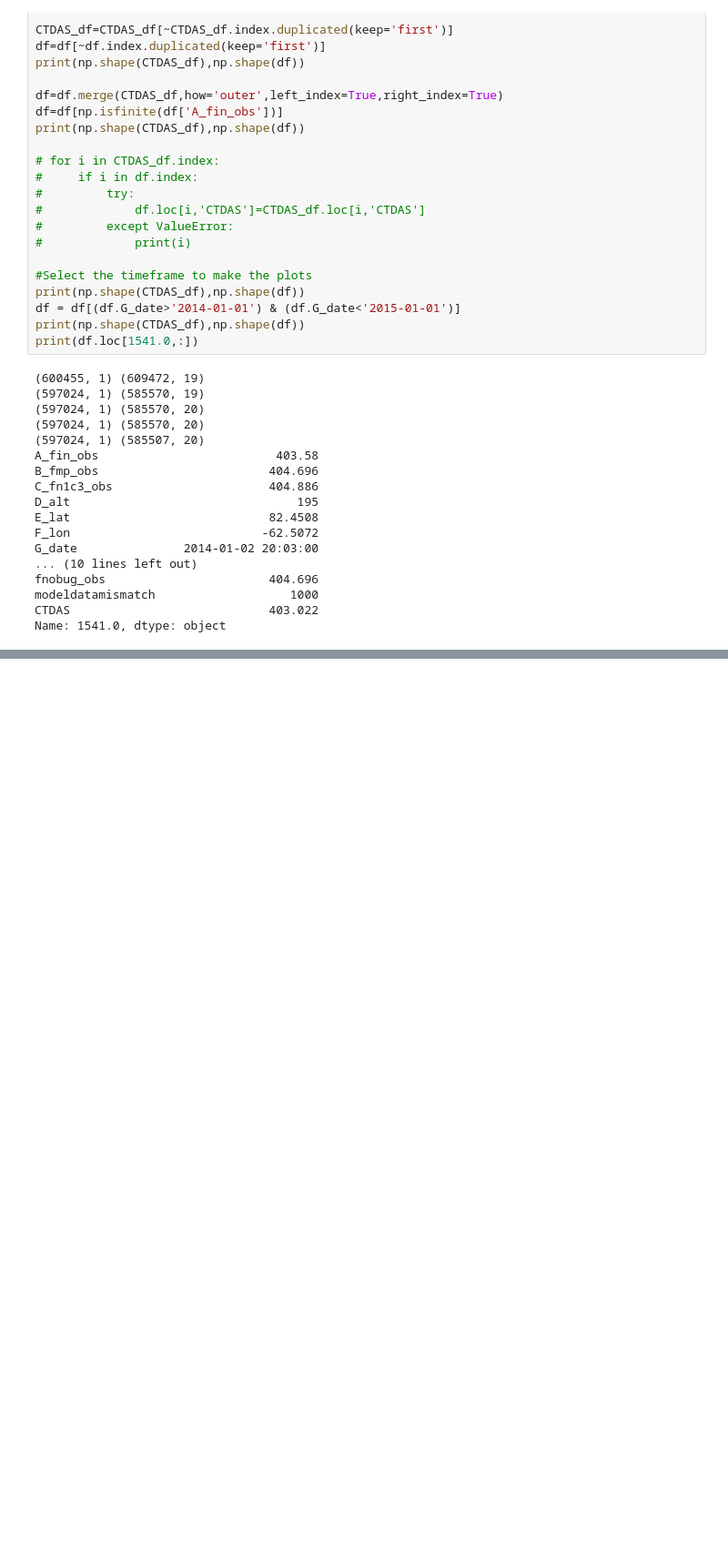
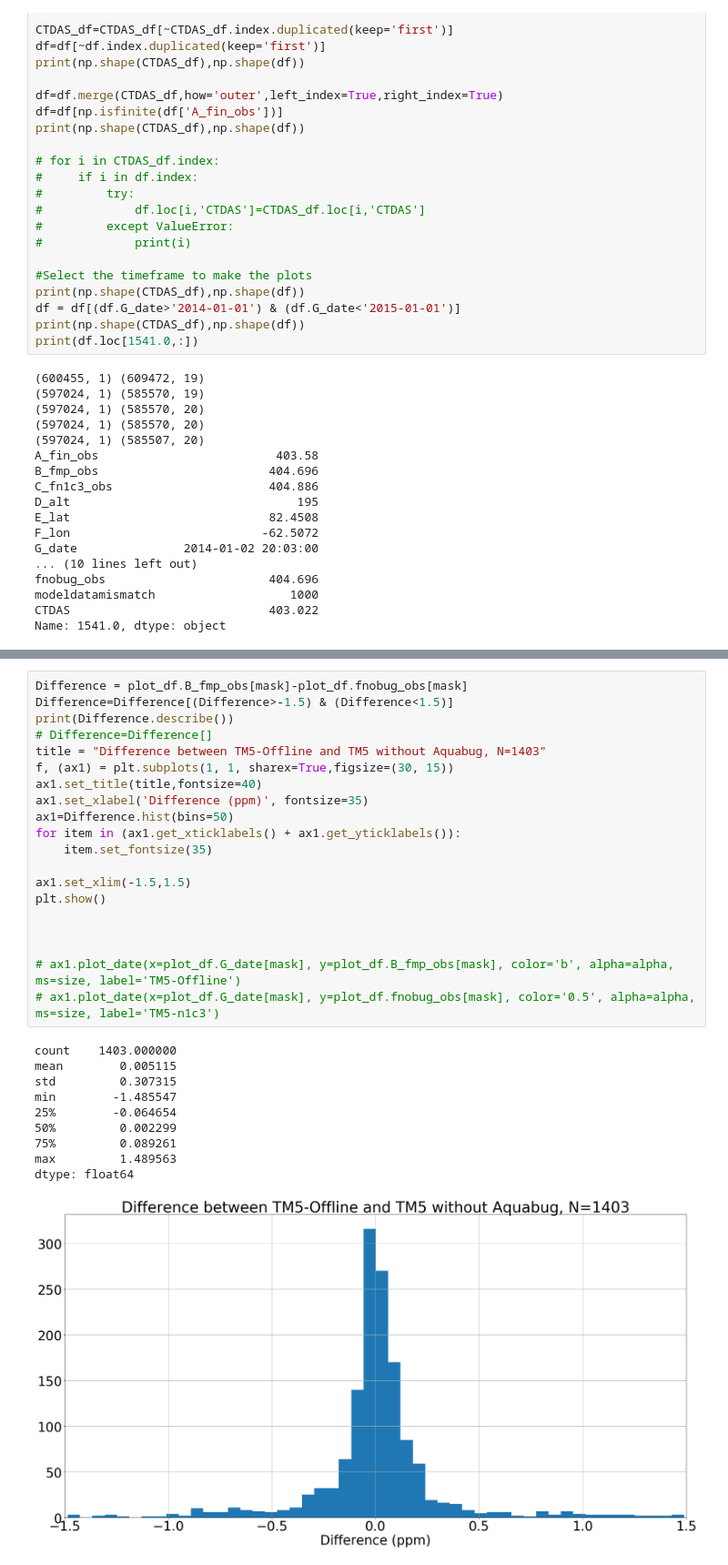
Before and after one commit to Killaars/PhD, a Jupyter notebook: paper1/Figures atmospheric transport paper.ipynb, the cells around one changed output, grey strips where cells are left out. Shown at 91% size. Cells and saved outputs as stored; diff of their text form; blank space fills up the shorter version.

```diff
--- a/paper1/Figures atmospheric transport paper.ipynb
+++ b/paper1/Figures atmospheric transport paper.ipynb
@@ -2141,0 +2221,31 @@ Dynamic     5.973985
+# %%
+Difference = plot_df.B_fmp_obs[mask]-plot_df.fnobug_obs[mask]
+Difference=Difference[(Difference>-1.5) & (Difference<1.5)]
+print(Difference.describe())
+# Difference=Difference[]
+title = "Difference between TM5-Offline and TM5 without Aquabug, N=1403"
+f, (ax1) = plt.subplots(1, 1, sharex=True,figsize=(30, 15))
+ax1.set_title(title,fontsize=40)
+ax1.set_xlabel('Difference (ppm)', fontsize=35)
+ax1=Difference.hist(bins=50)
+for item in (ax1.get_xticklabels() + ax1.get_yticklabels()):
+    item.set_fontsize(35)
+
+ax1.set_xlim(-1.5,1.5)
+plt.show()
+
+
+
+# ax1.plot_date(x=plot_df.G_date[mask], y=plot_df.B_fmp_obs[mask], color='b', alpha=alpha, ms=size, label='TM5-Offline')
+# ax1.plot_date(x=plot_df.G_date[mask], y=plot_df.fnobug_obs[mask], color='0.5', alpha=alpha, ms=size, label='TM5-n1c3')
+# %% [output]
+count    1403.000000
+mean        0.005115
+std         0.307315
+min        -1.485547
+25%        -0.064654
+50%         0.002299
+75%         0.089261
+max         1.489563
+dtype: float64
+[figure, added]
```
Also changed, not shown: parts of 3 cells of this notebook.
